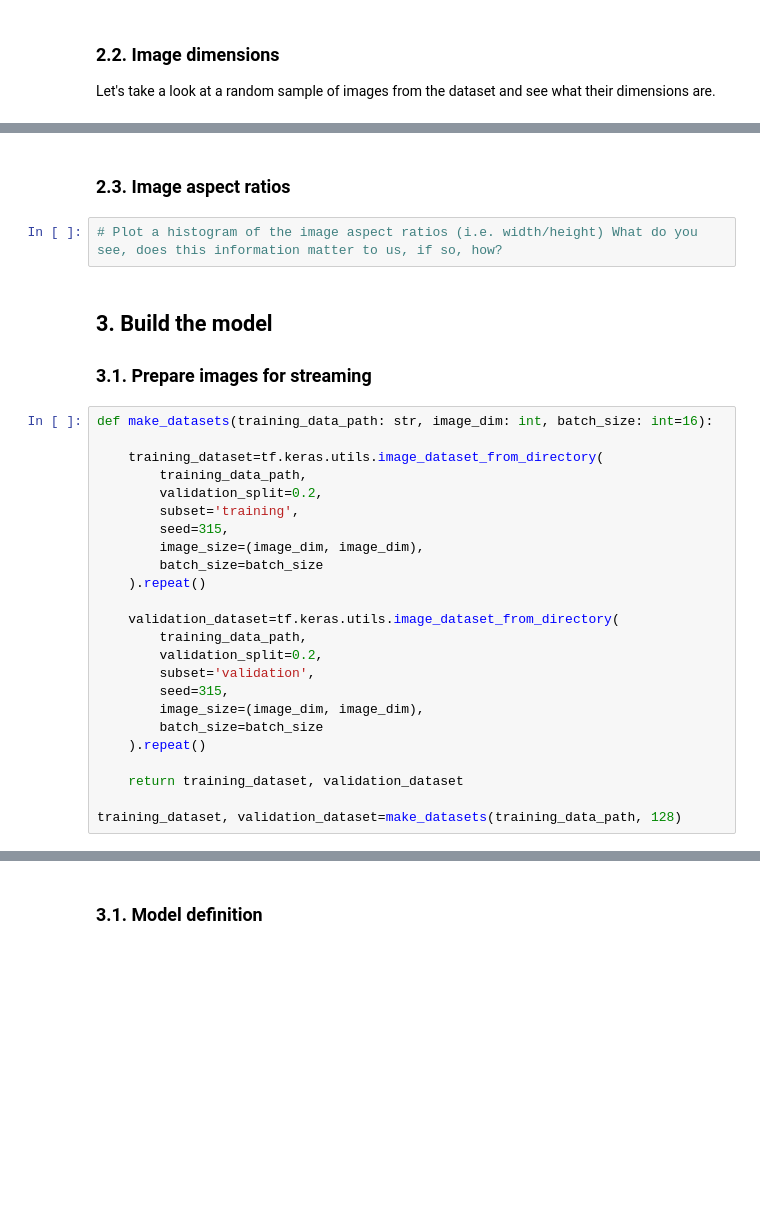
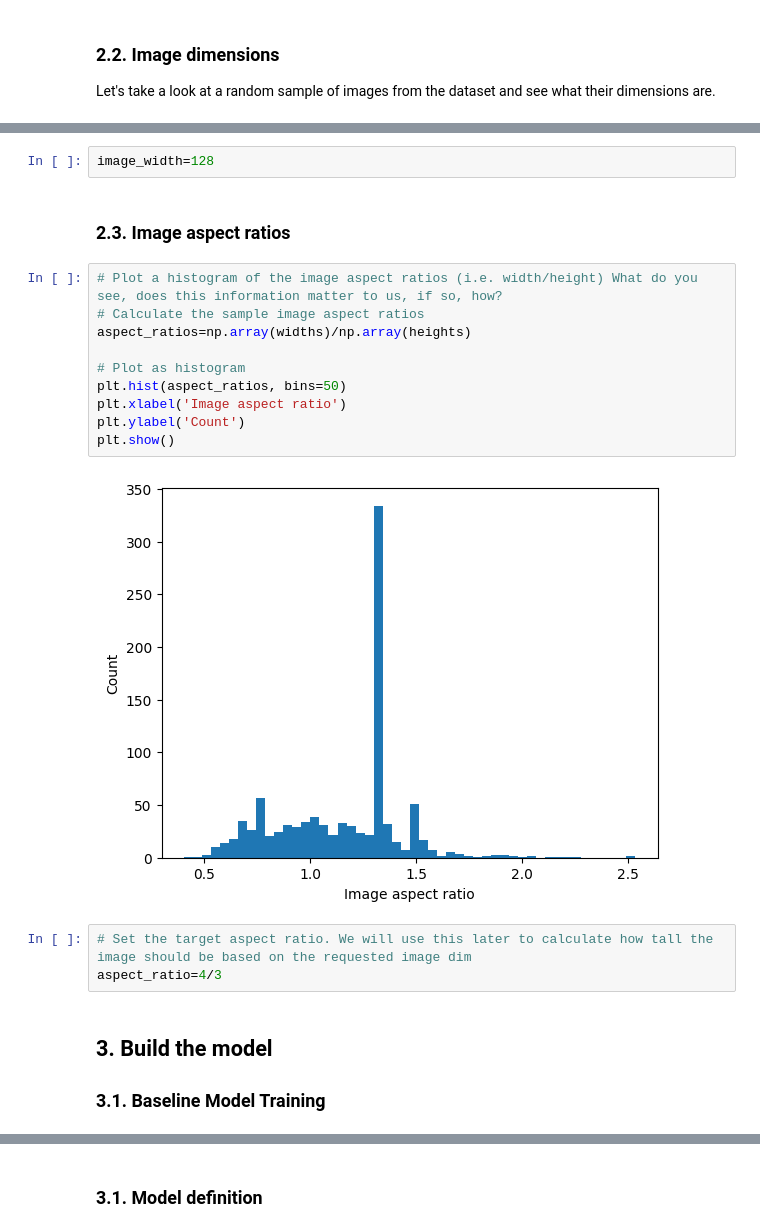
Before and after one commit to 4GeeksAcademy/helloklow-image-classification-project, a Jupyter notebook: src/mvp.ipynb, the cells around one changed output, grey strips where cells are left out. Drawn from its saved outputs; the diff is of its cells as text; blank space fills up the shorter version.

```diff
--- a/src/mvp.ipynb
+++ b/src/mvp.ipynb
@@ -76,32 +110,23 @@ Let's take a look at a random sample of images from the dataset and see what the
+# %%
+image_width=128
 # %% [markdown]
 ### 2.3. Image aspect ratios
 # %%
 # Plot a histogram of the image aspect ratios (i.e. width/height) What do you see, does this information matter to us, if so, how?
+# Calculate the sample image aspect ratios
+aspect_ratios=np.array(widths)/np.array(heights)
+
+# Plot as histogram
+plt.hist(aspect_ratios, bins=50)
+plt.xlabel('Image aspect ratio')
+plt.ylabel('Count')
+plt.show()
+# %% [output]
+[figure, added]
+# %%
+# Set the target aspect ratio. We will use this later to calculate how tall the image should be based on the requested image dim
+aspect_ratio=4/3
 # %% [markdown]
 ## 3. Build the model
 
-### 3.1. Prepare images for streaming
+### 3.1. Baseline Model Training
-# %%
-def make_datasets(training_data_path: str, image_dim: int, batch_size: int=16):
-
-    training_dataset=tf.keras.utils.image_dataset_from_directory(
-        training_data_path,
-        validation_split=0.2,
-        subset='training',
-        seed=315,
-        image_size=(image_dim, image_dim),
-        batch_size=batch_size
-    ).repeat()
-
-    validation_dataset=tf.keras.utils.image_dataset_from_directory(
-        training_data_path,
-        validation_split=0.2,
-        subset='validation',
-        seed=315,
-        image_size=(image_dim, image_dim),
-        batch_size=batch_size
-    ).repeat()
-
-    return training_dataset, validation_dataset
-
-training_dataset, validation_dataset=make_datasets(training_data_path, 128)
```
Also changed, not shown: parts of 7 cells of this notebook.
